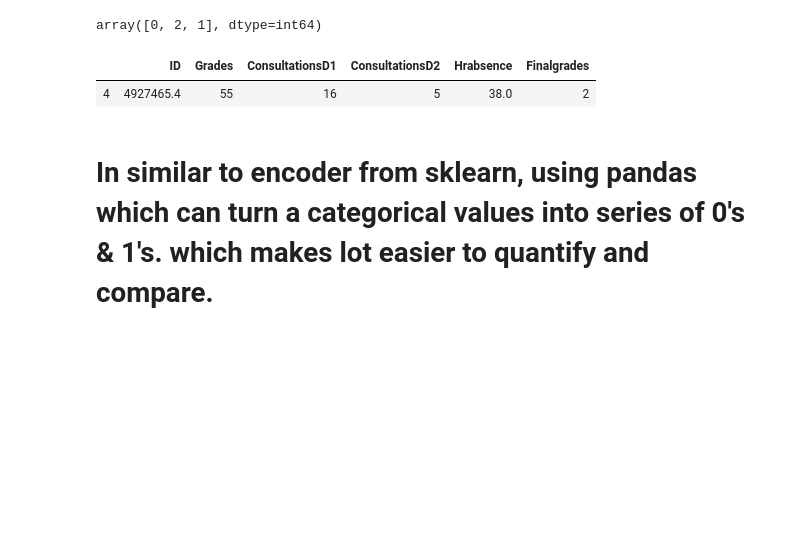
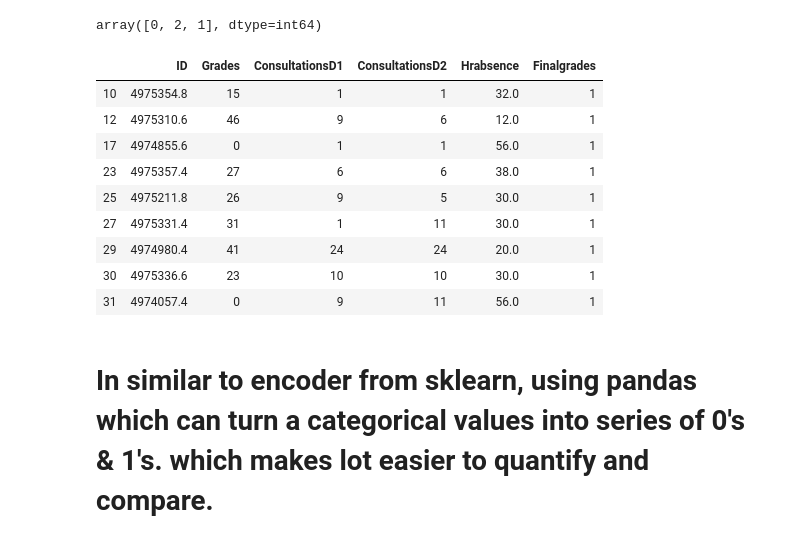
Before and after one commit to bayyaraghu/Usecase, a Jupyter notebook: Untitled1.ipynb, the cells around one changed output. Drawn from its saved outputs; the diff is of its cells as text; code cells hidden in the pictures; blank space fills up the shorter version.

```diff
--- a/Untitled1.ipynb
+++ b/Untitled1.ipynb
@@ -85,10 +84,18 @@ std.Finalgrades.unique()
 # %% [output]
 array([0, 2, 1], dtype=int64)
 # %%
-std.loc[std.Finalgrades == 2]
+std.loc[std.Finalgrades == 1]
 # %% [output]
 |  | ID | Grades | ConsultationsD1 | ConsultationsD2 | Hrabsence | Finalgrades |
-| 4 | 4927465.4 | 55 | 16 | 5 | 38.0 | 2 |
+| 10 | 4975354.8 | 15 | 1 | 1 | 32.0 | 1 |
+| 12 | 4975310.6 | 46 | 9 | 6 | 12.0 | 1 |
+| 17 | 4974855.6 | 0 | 1 | 1 | 56.0 | 1 |
+| 23 | 4975357.4 | 27 | 6 | 6 | 38.0 | 1 |
+| 25 | 4975211.8 | 26 | 9 | 5 | 30.0 | 1 |
+| 27 | 4975331.4 | 31 | 1 | 11 | 30.0 | 1 |
+| 29 | 4974980.4 | 41 | 24 | 24 | 20.0 | 1 |
+| 30 | 4975336.6 | 23 | 10 | 10 | 30.0 | 1 |
+| 31 | 4974057.4 | 0 | 9 | 11 | 56.0 | 1 |
 # %% [markdown]
 # In similar to encoder from sklearn, using pandas which can turn a categorical values into series of 0's & 1's. which makes lot easier to quantify and compare.
 # we can translate values inside the columns into columns to make more meaningfull
```
Also changed, not shown: parts of 14 cells of this notebook, 1 other file.
